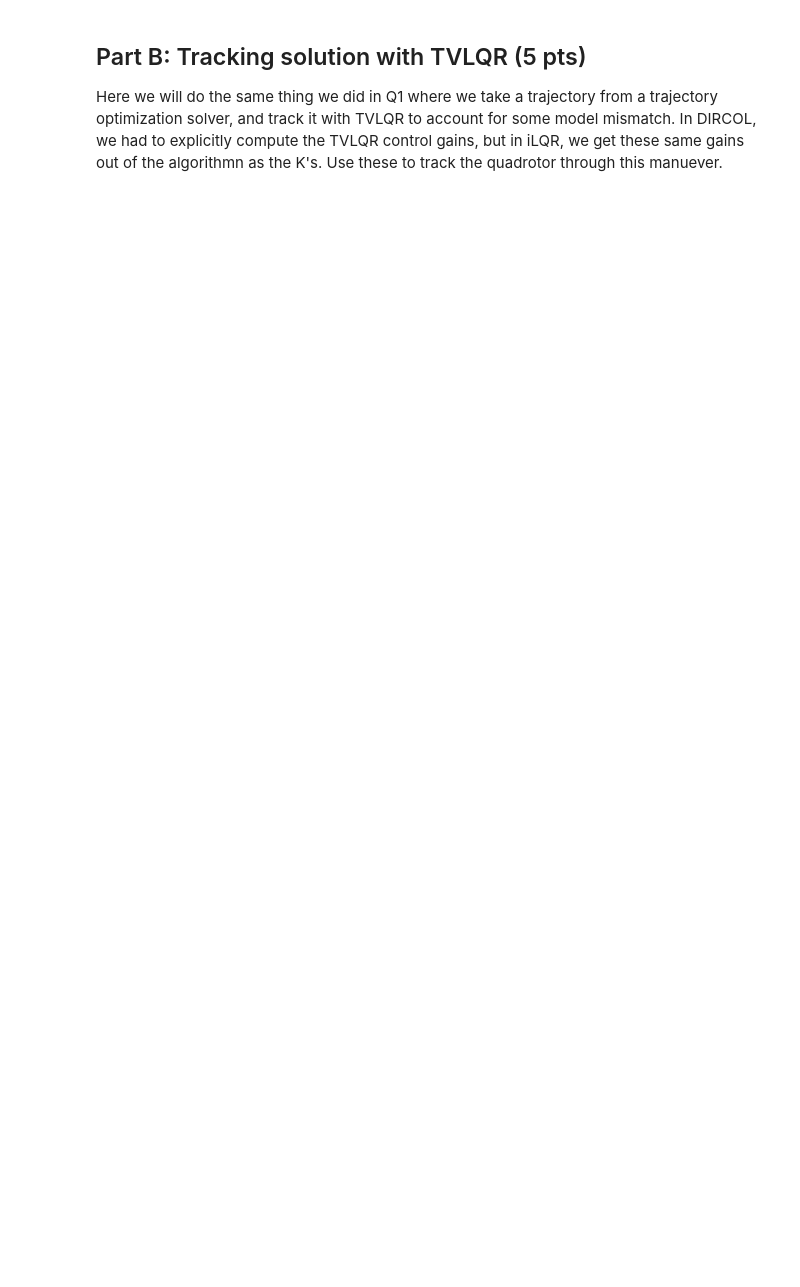
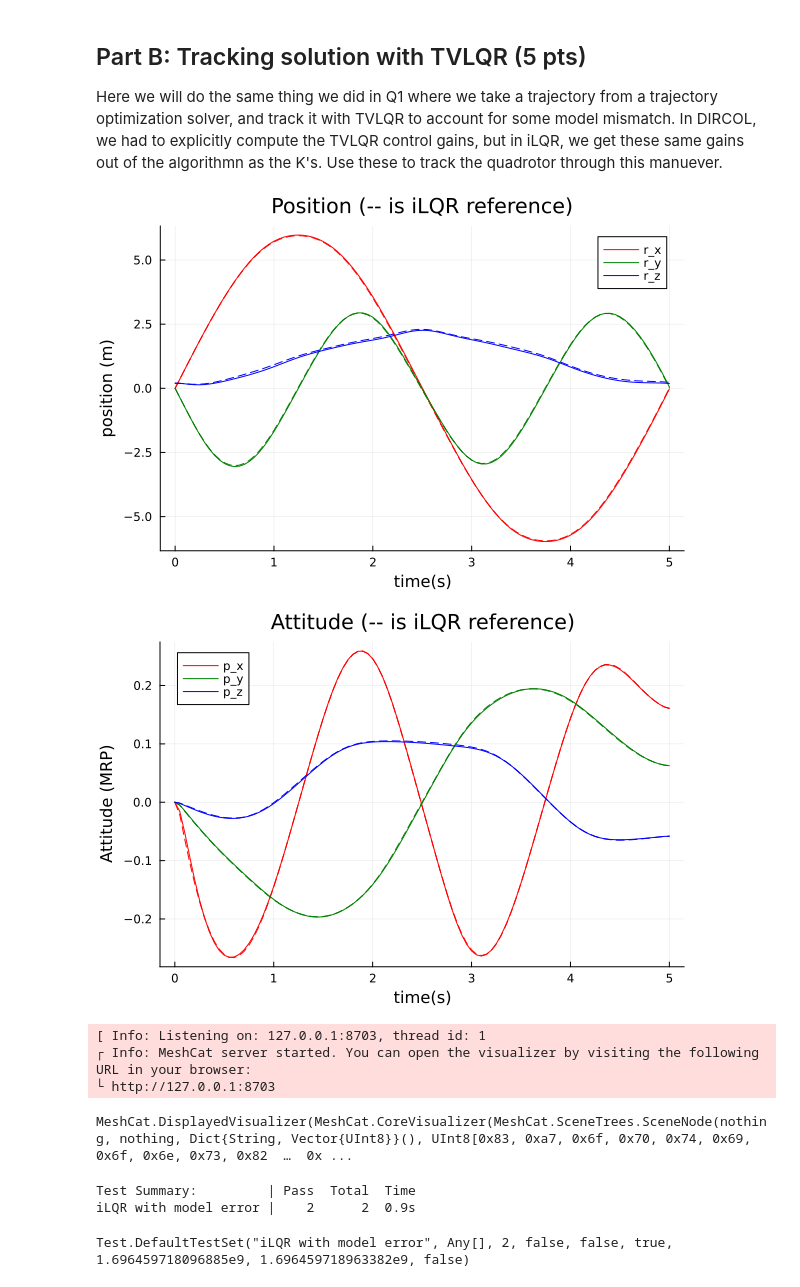
Before and after one commit to justinberi/HW3_S23, a Jupyter notebook: Q2.ipynb, the cells around one changed output. Cells and saved outputs as stored; diff of their text form; code cells hidden in the pictures; blank space fills up the shorter version.

```diff
--- a/Q2.ipynb
+++ b/Q2.ipynb
@@ -193,11 +248,15 @@ function iLQR(params::NamedTuple,         # useful params for costs/dynamics/ind
     nx, nu, N = params.nx, params.nu, params.N
 
     # TODO: initial rollout
-
+    X = [zeros(nx) for i = 1:N]
+    X[1] = 1*x0
+    for i = 1:N-1
+        X[i+1] = discrete_dynamics(params,X[i],U[i],i)
+    end
 
     for ilqr_iter = 1:max_iters
-
-
+        d, K, ΔJ = backward_pass(params,X,U)
+        X, U, J, α = forward_pass(params,X,U,d,K)
 
         # termination criteria
         if ΔJ < atol
@@ -335,32 +438,43 @@ Here we will do the same thing we did in Q1 where we take a trajectory from a tr
     # initial condition
     Xsim[1] = 1*Xilqr[1]
 
     # TODO: simulate with closed loop control
     for i = 1:(N-1)
-
-
+        Δx = Xsim[i] - Xilqr[i]
+        Δu = -Kilqr[i]*Δx
+        Usim[i] = Uilqr[i] + Δu
         Xsim[i+1] = rk4(model_real, quadrotor_dynamics, Xsim[i], Usim[i], model_real.dt)
     end
 
 
     # -----------------testing---------------------
     @test 1e-6 <= norm(Xilqr[50] - Xsim[50],Inf) <= .3
     @test 1e-6 <= norm(Xilqr[end] - Xsim[end],Inf) <= .3
 
     # -----------------plotting---------------------
     Xm = hcat(Xsim...)
     Um = hcat(Usim...)
     Xilqrm = hcat(Xilqr...)
     Uilqrm = hcat(Uilqr...)
     plot(t_vec,Xilqrm[1:3,:]',ls=:dash, label = "",lc = [:red :green :blue])
     display(plot!(t_vec,Xm[1:3,:]',title = "Position (-- is iLQR reference)",
                  xlabel = "time(s)", ylabel = "position (m)",
                  label = ["r_x" "r_y" "r_z"],lc = [:red :green :blue]))
 
     plot(t_vec,Xilqrm[7:9,:]',ls=:dash, label = "",lc = [:red :green :blue])
     display(plot!(t_vec,Xm[7:9,:]',title = "Attitude (-- is iLQR reference)",
                  xlabel = "time(s)", ylabel = "Attitude (MRP)",
                  label = ["p_x" "p_y" "p_z"],lc = [:red :green :blue]))
 
     display(animate_quadrotor(Xilqr, params.Xref, params.model.dt))
 end
+# %% [output]
+[figure, added]
+[figure, added]
+[ Info: Listening on: 127.0.0.1:8703, thread id: 1
+┌ Info: MeshCat server started. You can open the visualizer by visiting the following URL in your browser:
+└ http://127.0.0.1:8703
+MeshCat.DisplayedVisualizer(MeshCat.CoreVisualizer(MeshCat.SceneTrees.SceneNode(nothing, nothing, Dict{String, Vector{UInt8}}(), UInt8[0x83, 0xa7, 0x6f, 0x70, 0x74, 0x69, 0x6f, 0x6e, 0x73, 0x82  …  0x ...
+Test Summary:         | Pass  Total  Time
+iLQR with model error |    2      2  0.9s
+Test.DefaultTestSet("iLQR with model error", Any[], 2, false, false, true, 1.696459718096885e9, 1.696459718963382e9, false)
```
Also changed, not shown: parts of 5 cells of this notebook.
